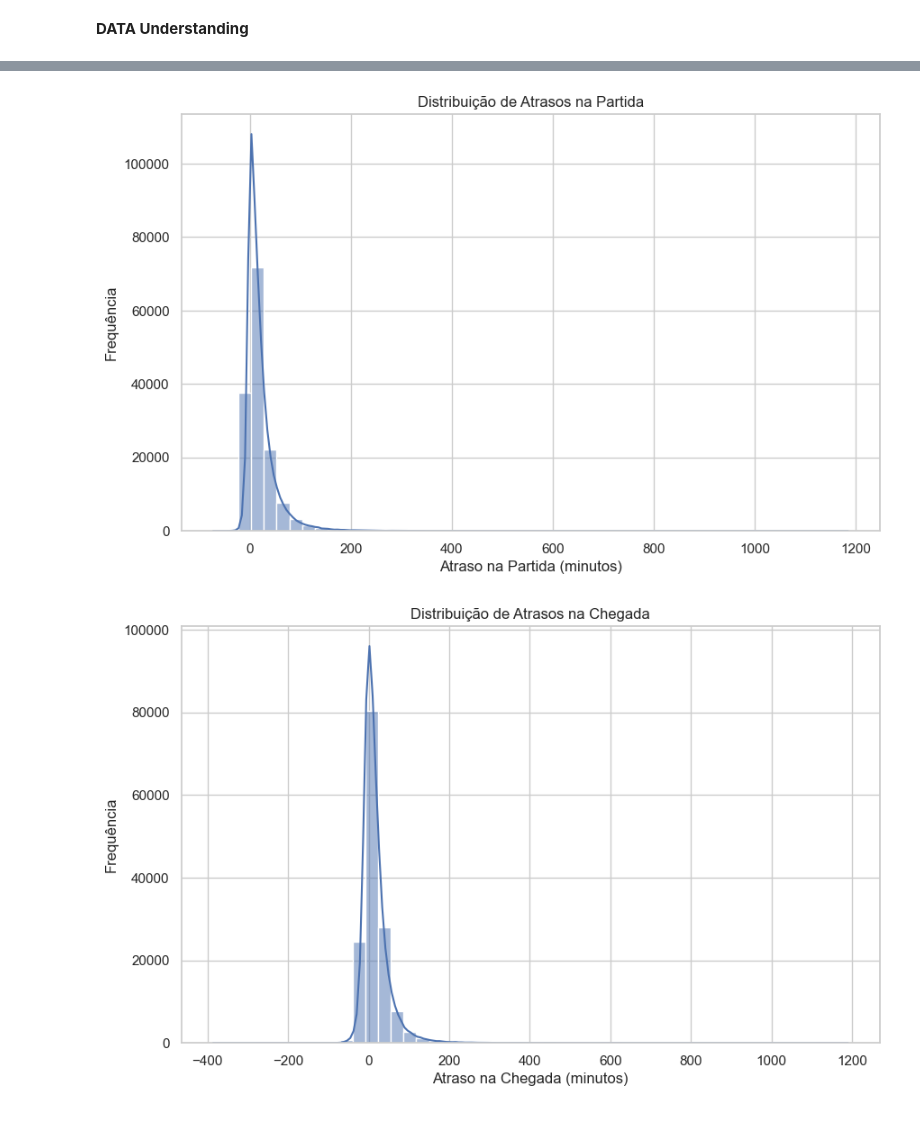
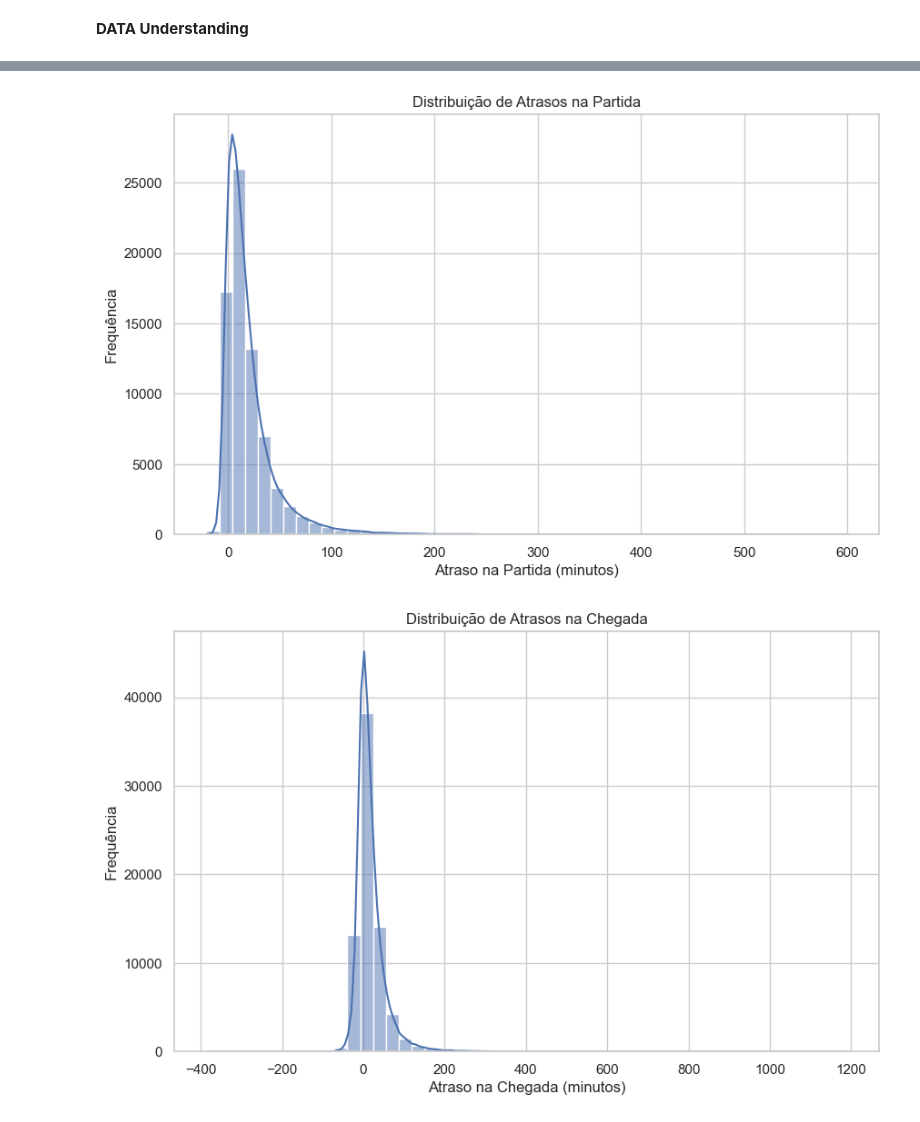
Before and after one commit to CostinhaJ/PIAA_TAP_Delay, a Jupyter notebook: DataUnderstanding.ipynb, the cells around one changed output, grey strips where cells are left out. Drawn from its saved outputs; the diff is of its cells as text; code cells hidden in the pictures.

```diff
--- a/DataUnderstanding.ipynb
+++ b/DataUnderstanding.ipynb
@@ -323,15 +318,33 @@ df_ARRLIS = df_final_ARRLIS
 df_CONNECTLIS = df_final_CONNECTLIS
 df_DEPLIS = df_final_DEPLIS
 
-df = df_final
+# 2. Conversão de tipos de dados
 
-# 2. Conversão de tipos de dados
-# Convertendo colunas de data e hora para datetime
-df['SCHD_DEP_DT'] = pd.to_datetime(df['SCHD_DEP_DT'] + ' ' + df['SCHD_DEP_TM'])
-df['ACT_DEP_DT'] = pd.to_datetime(df['ACT_DEP_DT'] + ' ' + df['ACT_DEP_TM'])
-df['SCHD_ARR_DT'] = pd.to_datetime(df['SCHD_ARR_DT'] + ' ' + df['SCHD_ARR_TM'])
-df['ACT_ARR_DT'] = pd.to_datetime(df['ACT_ARR_DT'] + ' ' + df['ACT_ARR_TM'])
+df_ARRLIS['SCHD_DEP_DT'] = pd.to_datetime(df_ARRLIS['SCHD_DEP_DT'] + ' ' + df_ARRLIS['SCHD_DEP_TM'])
+df_ARRLIS['ACT_DEP_DT'] = pd.to_datetime(df_ARRLIS['ACT_DEP_DT'] + ' ' + df_ARRLIS['ACT_DEP_TM'])
+df_ARRLIS['SCHD_ARR_DT'] = pd.to_datetime(df_ARRLIS['SCHD_ARR_DT'] + ' ' + df_ARRLIS['SCHD_ARR_TM'])
+df_ARRLIS['ACT_ARR_DT'] = pd.to_datetime(df_ARRLIS['ACT_ARR_DT'] + ' ' + df_ARRLIS['ACT_ARR_TM'])
+
 
 # 3. Cálculo de atrasos
-df['Atraso_Partida'] = (df['ACT_DEP_DT'] - df['SCHD_DEP_DT']).dt.total_seconds() / 60.0
-df['Atraso_Chegada'] = (df['ACT_ARR_DT'] - df['SCHD_ARR_DT']).dt.total_seconds() / 60.0
+df_ARRLIS['Atraso_Partida'] = (df_ARRLIS['ACT_DEP_DT'] - df_ARRLIS['SCHD_DEP_DT']).dt.total_seconds() / 60.0
+df_ARRLIS['Atraso_Chegada'] = (df_ARRLIS['ACT_ARR_DT'] - df_ARRLIS['SCHD_ARR_DT']).dt.total_seconds() / 60.0
+
+
+df_CONNECTLIS['IN_STD'] = pd.to_datetime(df_CONNECTLIS['IN_STD'])
+df_CONNECTLIS['OUT_STD'] = pd.to_datetime(df_CONNECTLIS['OUT_STD'])
+
+# Convertendo colunas de data e hora para datetime
+df_DEPLIS['SCHD_DEP_DT'] = pd.to_datetime(df_DEPLIS['SCHD_DEP_DT'] + ' ' + df_DEPLIS['SCHD_DEP_TM'])
+df_DEPLIS['ACT_DEP_DT'] = pd.to_datetime(df_DEPLIS['ACT_DEP_DT'] + ' ' + df_DEPLIS['ACT_DEP_TM'])
+df_DEPLIS['SCHD_ARR_DT'] = pd.to_datetime(df_DEPLIS['SCHD_ARR_DT'] + ' ' + df_DEPLIS['SCHD_ARR_TM'])
+df_DEPLIS['ACT_ARR_DT'] = pd.to_datetime(df_DEPLIS['ACT_ARR_DT'] + ' ' + df_DEPLIS['ACT_ARR_TM'])
+
+
+# 3. Cálculo de atrasos de saida do Aeroporto LIS
+df_DEPLIS['Atraso_Partida'] = (df_DEPLIS['ACT_DEP_DT'] - df_DEPLIS['SCHD_DEP_DT']).dt.total_seconds() / 60.0
+df_DEPLIS['Atraso_Chegada'] = (df_DEPLIS['ACT_ARR_DT'] - df_DEPLIS['SCHD_ARR_DT']).dt.total_seconds() / 60.0
+
+# de entrada no aeroporto de LIS
+df_ARRLIS['Atraso_Partida'] = (df_ARRLIS['ACT_DEP_DT'] - df_ARRLIS['SCHD_DEP_DT']).dt.total_seconds() / 60.0
+df_ARRLIS['Atraso_Chegada'] = (df_ARRLIS['ACT_ARR_DT'] - df_ARRLIS['SCHD_ARR_DT']).dt.total_seconds() / 60.0
@@ -394,21 +472,21 @@ sns.heatmap(correlation_matrix, annot=True, cmap="coolwarm", fmt=".2f")
 # %%
 # Algumas Visualizações
 
 # Distribuição de atrasos na partida
 plt.figure(figsize=(10, 6))
-sns.histplot(df['Atraso_Partida'].dropna(), bins=50, kde=True)
+sns.histplot(df_DEPLIS['Atraso_Partida'].dropna(), bins=50, kde=True)
 plt.title('Distribuição de Atrasos na Partida')
 plt.xlabel('Atraso na Partida (minutos)')
 plt.ylabel('Frequência')
 plt.show()
 
 # Distribuição de atrasos na chegada
 plt.figure(figsize=(10, 6))
-sns.histplot(df['Atraso_Chegada'].dropna(), bins=50, kde=True)
+sns.histplot(df_ARRLIS['Atraso_Chegada'].dropna(), bins=50, kde=True)
 plt.title('Distribuição de Atrasos na Chegada')
 plt.xlabel('Atraso na Chegada (minutos)')
 plt.ylabel('Frequência')
 plt.show()
 # %% [output]
-[figure, old version]
+[figure, new version]
-[figure, old version]
+[figure, new version]
```
Also changed, not shown: parts of 19 cells of this notebook.
